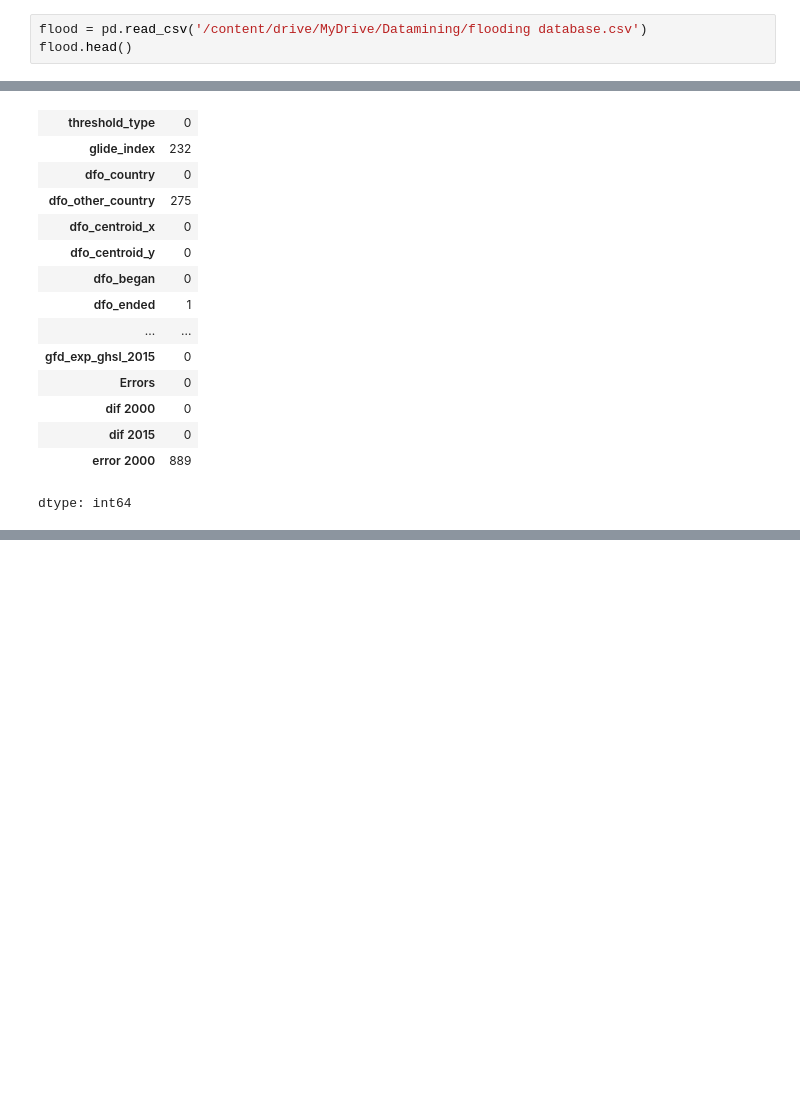
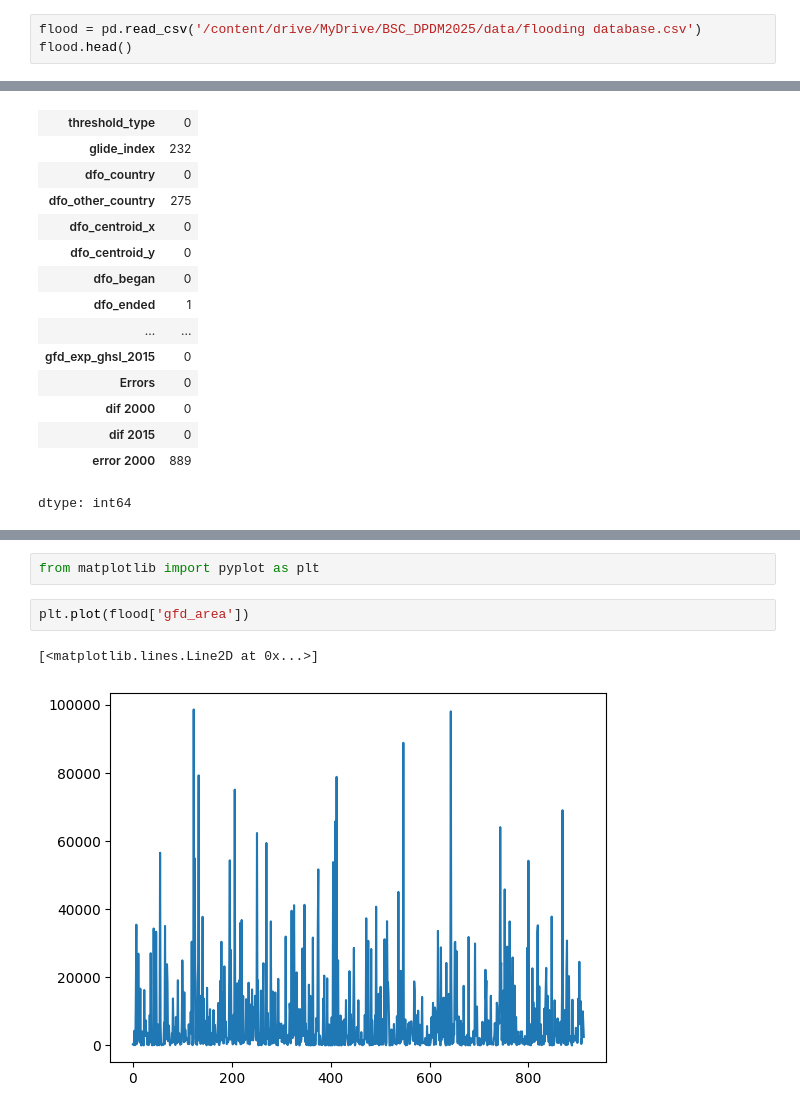
Before and after one commit to kxilll/BSC_DPDM2025, a Jupyter notebook: Ch3_Data_Preprocessing.ipynb, the cells around one changed output, grey strips where cells are left out. Cells and saved outputs as stored; diff of their text form; blank space fills up the shorter version.

```diff
--- a/Ch3_Data_Preprocessing.ipynb
+++ b/Ch3_Data_Preprocessing.ipynb
@@ -10,7 +10,7 @@ drive.mount('/content/drive')
 # %% [output]
 Mounted at /content/drive
 # %%
-flood = pd.read_csv('/content/drive/MyDrive/Datamining/flooding database.csv')
+flood = pd.read_csv('/content/drive/MyDrive/BSC_DPDM2025/data/flooding database.csv')
 flood.head()
 # %% [output]
 |  | system:index | index | threshold_type | glide_index | dfo_country | dfo_other_country | dfo_centroid_x | ... |
@@ -234,0 +274,7 @@ dtype: int64
+# %%
+from matplotlib import pyplot as plt
+# %%
+plt.plot(flood['gfd_area'])
+# %% [output]
+[<matplotlib.lines.Line2D at 0x...>]
+[figure, added]
```
Also changed, not shown: parts of 45 cells of this notebook.
